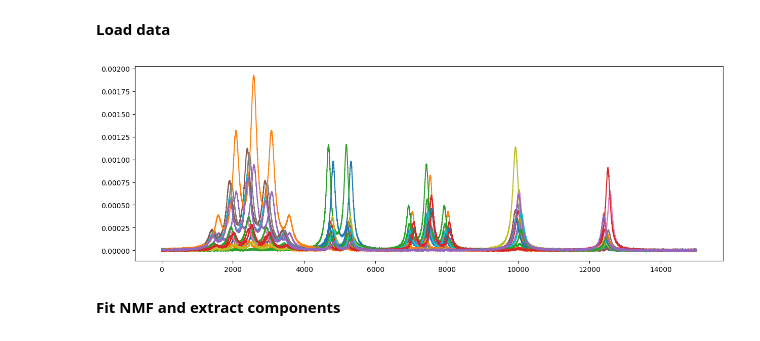
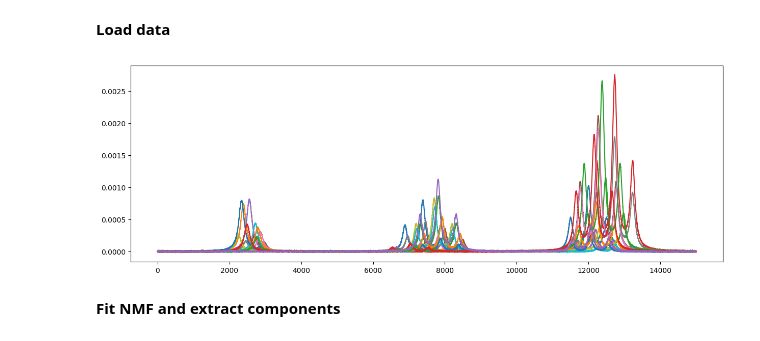
Before and after one commit to LucasEmcken/Bachelorprojekt, a Jupyter notebook: pipeline.ipynb, the cells around one changed output. Drawn from its saved outputs; the diff is of its cells as text; code cells hidden in the pictures.

```diff
--- a/pipeline.ipynb
+++ b/pipeline.ipynb
@@ -11,7 +11,7 @@ from helpers.generators import *
 # %% [markdown]
 **Load data**
 # %%
-N, M, d = 15, 15000, 5
+N, M, d = 15, 15000, 3
 Fs = 1000  # The sampling frequency we use for the simulation
 t0 = 10    # The half-time interval we look at
 t = np.arange(-t0, t0, 1/Fs)  # the time samples
@@ -44,38 +44,37 @@ W = np.random.dirichlet(np.ones(d), N)
 # W = np.append(W, [[0,1,0]], axis=0)
 # W = np.append(W, [[0,0,1]], axis=0)
 # N = N+3
 
 #W = np.random.rand(N, d)
-shift = 100
+shift = 500
 # Random gaussian shifts
 tau = np.random.randint(-shift, shift, size=(N, d))
 tau[W==0] = 0
 #set tau to 0 where W is 0
 
 # tau = np.zeros((N,d))
 #tau = np.random.randint(0, 1000, size=(N, d))
 # Purely positive underlying signals. I define them as 3 gaussian peaks with random mean and std.
-multiplets = 5
 #evenly space out means
-mean = np.linspace(2500, M-2500, multiplets)
+mean = np.linspace(2500, M-2500, d)
 # mean = [1000, 2800, 5000, 6500, 8000]
-std = [np.random.randint(70, 120) for _ in range(multiplets)]
+std = [np.random.randint(70, 120) for _ in range(d)]
 t = np.arange(0, M, 1)
 
 H = np.array([multiplet(t, np.random.randint(1,6), m, s, 500)*(np.random.rand()+0.1) for m, s in list(zip(mean, std))])
 # H_lorentz = np.array([m(m, s, t) for m, s in list(zip(mean, std))])
 
 X = shift_dataset(W, H, tau)
 
 noise = np.random.normal(0, 5e-6, X.shape)
 # noise = np.abs(noise)
 X_noisy = X + noise
 
 plt.figure(figsize=(15, 5))
 plt.plot(X_noisy.T)
 plt.show()
 # %% [output]
-[figure, old version]
+[figure, new version]
 # %% [markdown]
 **Fit NMF and extract components**
 # %% [markdown]
```
Also changed, not shown: parts of 3 cells of this notebook, 4 other files.
